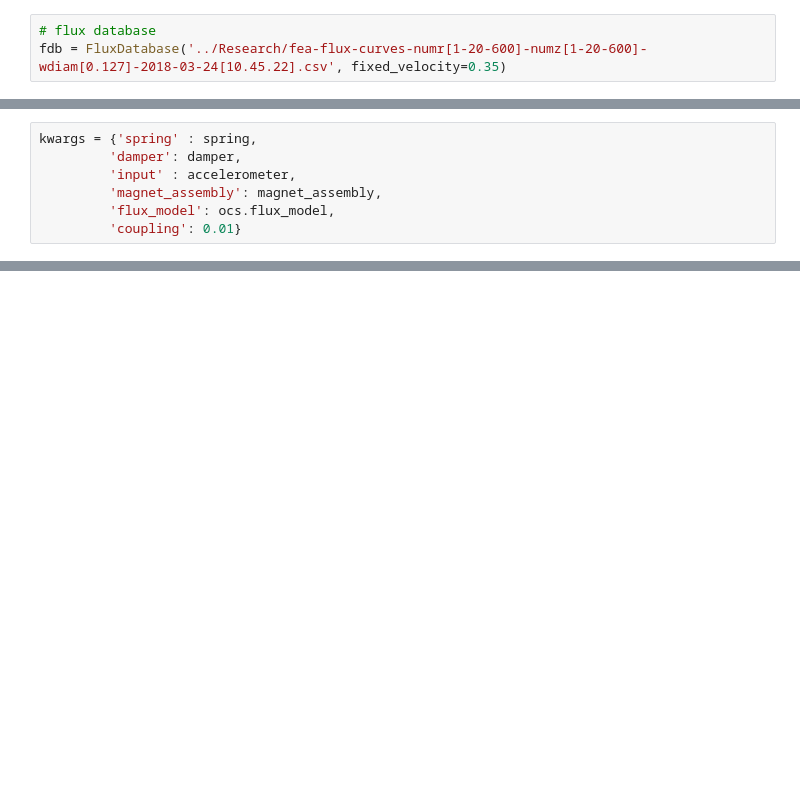
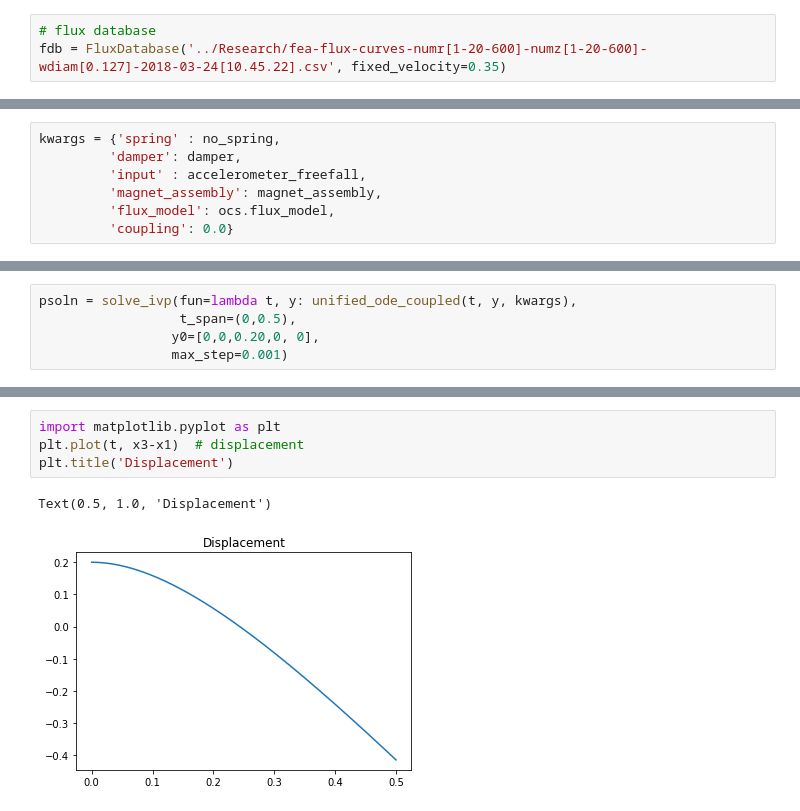
Before and after one commit to mnicstruwig/FlexibleFluxSimulator, a Jupyter notebook: notebooks/2018-11-16-Prototype-Unified-ODE.ipynb, the cells around one changed output, grey strips where cells are left out. Saved outputs shown, nothing was run; the diff lists cells and outputs as text; blank space fills up the shorter version.

```diff
--- a/notebooks/2018-11-16-Prototype-Unified-ODE.ipynb
+++ b/notebooks/2018-11-16-Prototype-Unified-ODE.ipynb
@@ -76,7 +96,7 @@ ocs = OpenCircuitSystem(z_index=z, phi_arr=phi, flux_model='flux_interpolate', c
 # %%
-kwargs = {'spring' : spring,
+kwargs = {'spring' : no_spring,
          'damper': damper,
-         'input' : accelerometer,
+         'input' : accelerometer_freefall,
          'magnet_assembly': magnet_assembly,
          'flux_model': ocs.flux_model,
-         'coupling': 0.01}
+         'coupling': 0.0}
@@ -119,0 +103,5 @@ def unified_ode_coupled_oc(t, y, kwargs):
+# %%
+psoln = solve_ivp(fun=lambda t, y: unified_ode_coupled(t, y, kwargs),
+                  t_span=(0,0.5),
+                 y0=[0,0,0.20,0, 0],
+                 max_step=0.001)
@@ -119,0 +119,7 @@ def unified_ode_coupled_oc(t, y, kwargs):
+# %%
+import matplotlib.pyplot as plt
+plt.plot(t, x3-x1)  # displacement
+plt.title('Displacement')
+# %% [output]
+Text(0.5, 1.0, 'Displacement')
+[figure, added]
```
Also changed, not shown: parts of 23 cells of this notebook, 1 other file.
